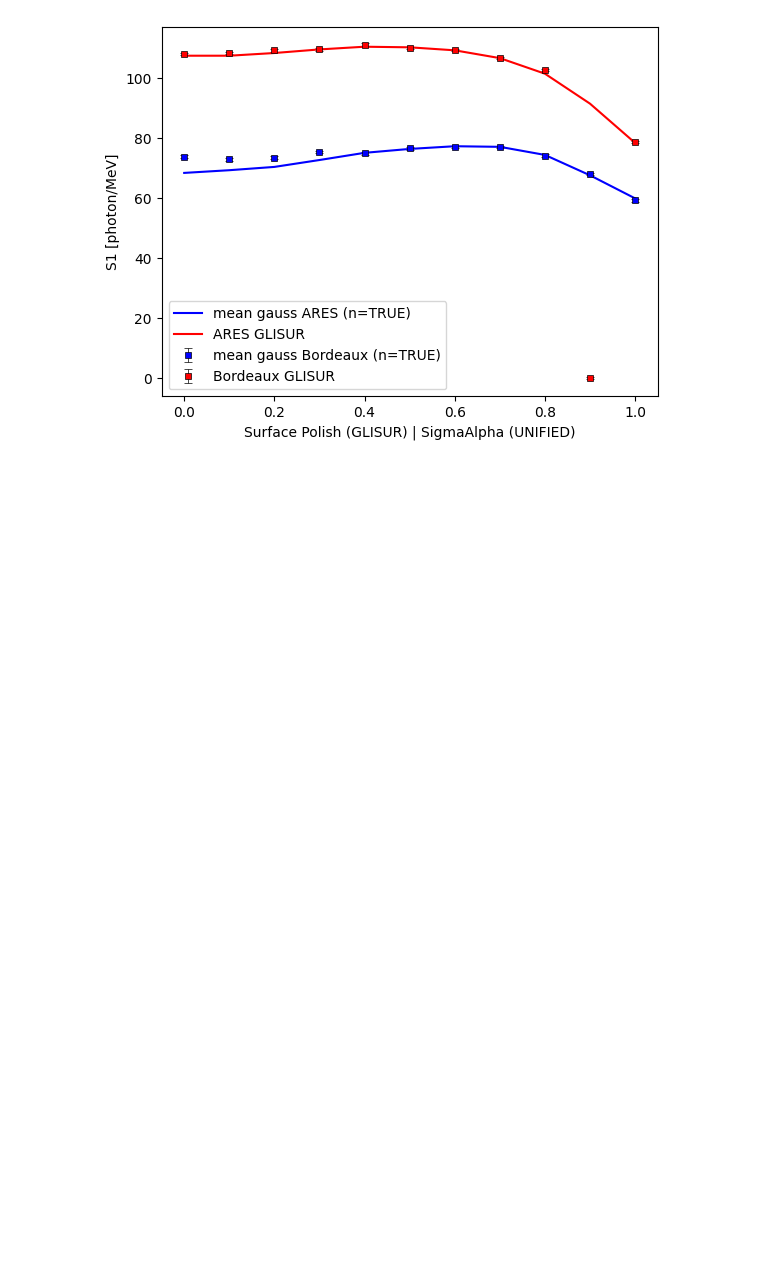
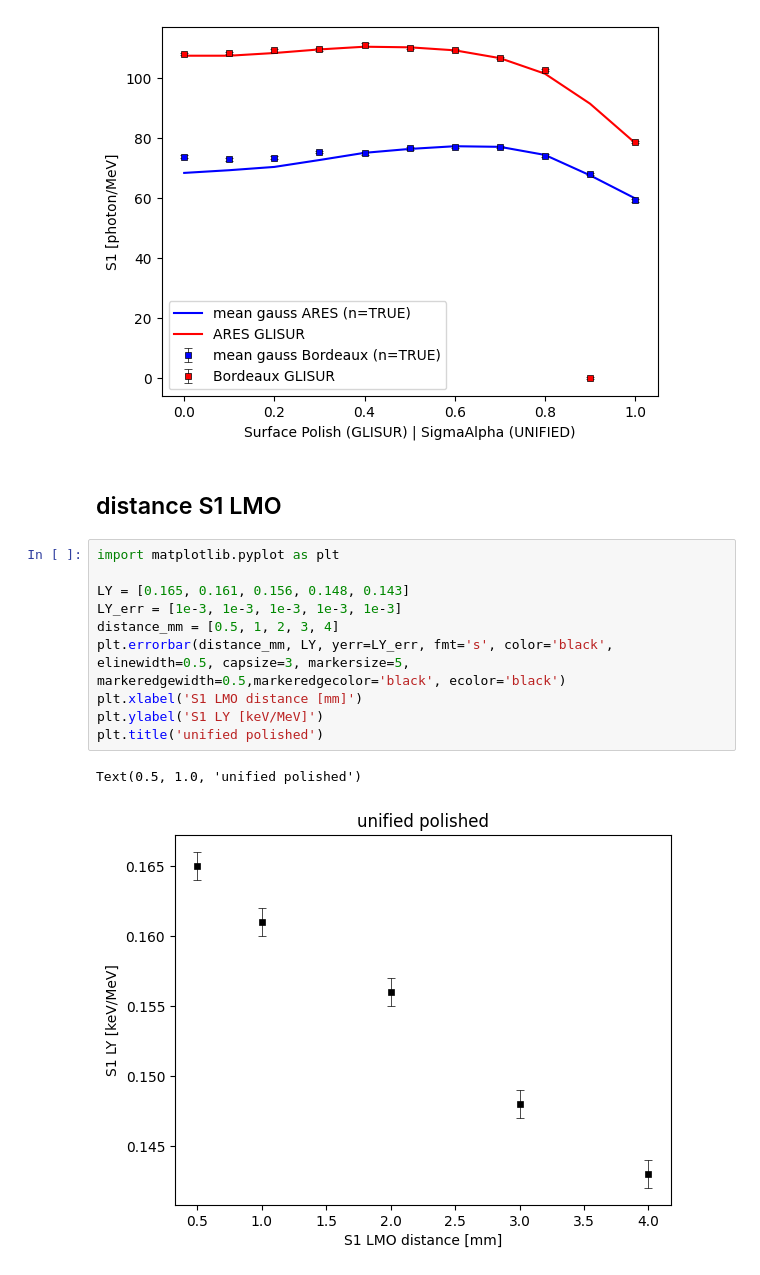
Before and after one commit to ahuber33/CUPID_LP2IB, a Jupyter notebook: PYTHON/data_Leonard.ipynb, the cells around one changed output. Drawn from its saved outputs; the diff is of its cells as text; blank space fills up the shorter version.

```diff
--- a/PYTHON/data_Leonard.ipynb
+++ b/PYTHON/data_Leonard.ipynb
@@ -296,3 +296,18 @@ plt.ylabel("S1 [photon/MeV]")
 [figure]
 Text(0, 0.5, 'S1 [photon/MeV]')
 [figure]
+# %% [markdown]
+## distance S1 LMO
+# %%
+import matplotlib.pyplot as plt
+
+LY = [0.165, 0.161, 0.156, 0.148, 0.143]
+LY_err = [1e-3, 1e-3, 1e-3, 1e-3, 1e-3]
+distance_mm = [0.5, 1, 2, 3, 4]
+plt.errorbar(distance_mm, LY, yerr=LY_err, fmt='s', color='black', elinewidth=0.5, capsize=3, markersize=5, markeredgewidth=0.5,markeredgecolor='black', ecolor='black')
+plt.xlabel('S1 LMO distance [mm]')
+plt.ylabel('S1 LY [keV/MeV]')
+plt.title('unified polished')
+# %% [output]
+Text(0.5, 1.0, 'unified polished')
+[figure, added]
```
Also changed, not shown: 15 other files.
